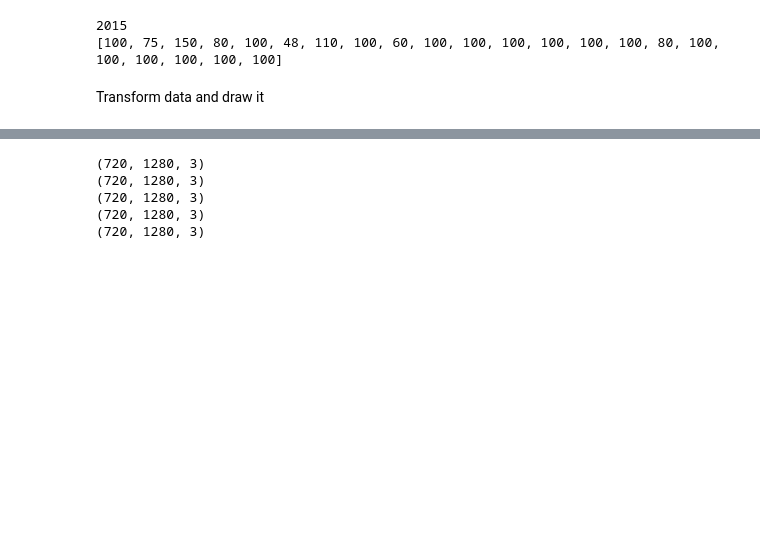
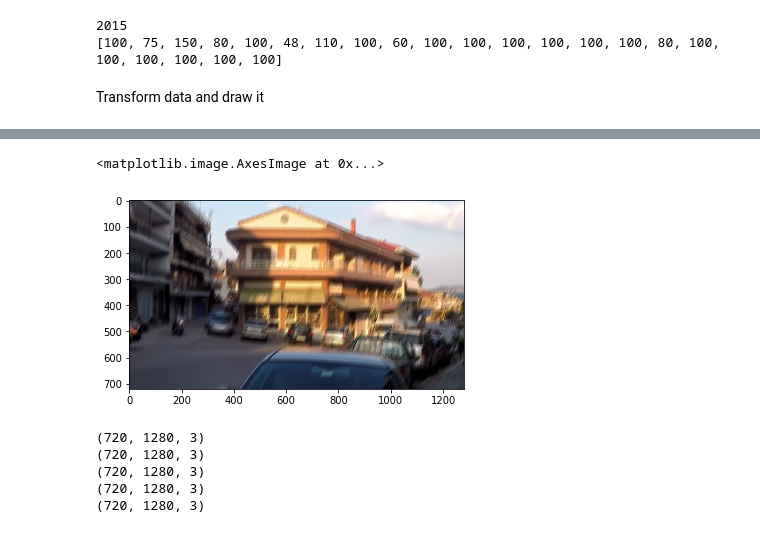
Before and after one commit to geekJZY/ReblurEnhacedDeblur, a Jupyter notebook: dataLoader.ipynb, the cells around one changed output, grey strips where cells are left out. Cells and saved outputs as stored; diff of their text form; code cells hidden in the pictures; blank space fills up the shorter version.

```diff
--- a/dataLoader.ipynb
+++ b/dataLoader.ipynb
@@ -107,3 +176,8 @@ Transform data and draw it
+# %%
+(plt.imshow(i))
+# %% [output]
+<matplotlib.image.AxesImage at 0x...>
+[figure, added]
 # %%
 sample = dataset[80]
 fig = plt.figure()
```
Also changed, not shown: parts of 25 cells of this notebook.
